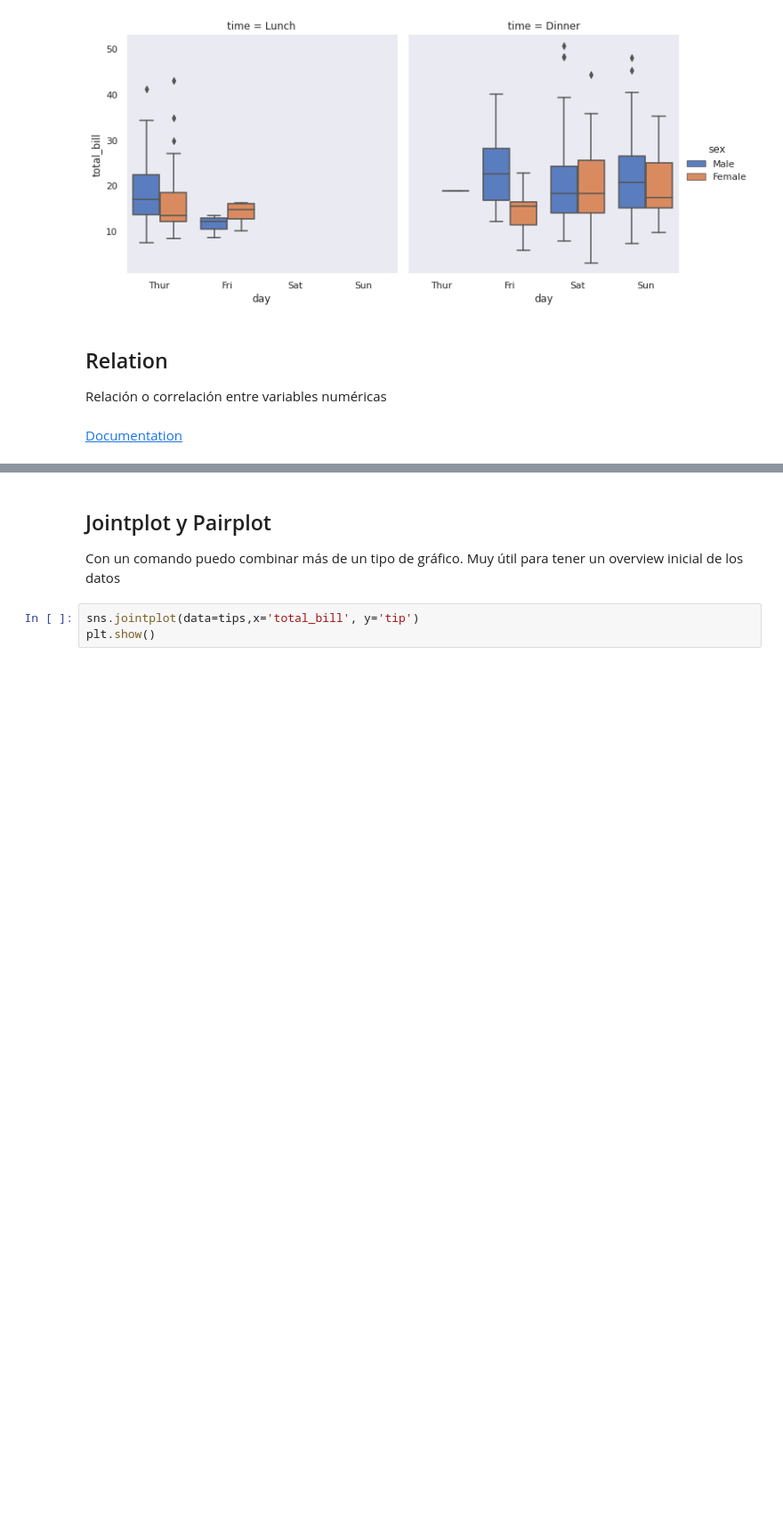
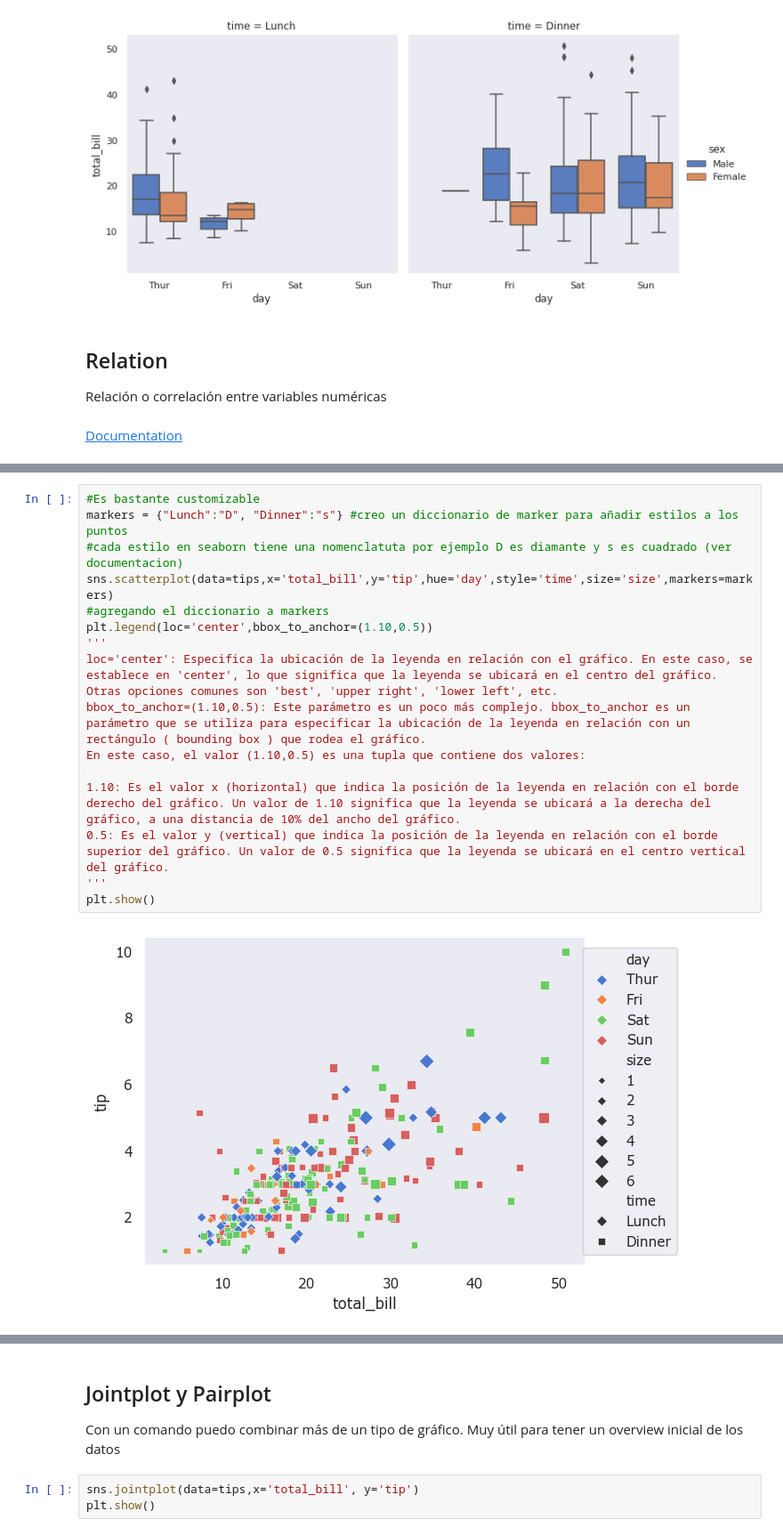
Before and after one commit to oleon2001/visualizacion_datos_matplotlib, a Jupyter notebook: Curso_Matplotlib_Seaborn.ipynb, the cells around one changed output, grey strips where cells are left out. Shown at 89% size. Cells and saved outputs as stored; diff of their text form; blank space fills up the shorter version.

```diff
--- a/Curso_Matplotlib_Seaborn.ipynb
+++ b/Curso_Matplotlib_Seaborn.ipynb
@@ -772 +778,19 @@ plt.show()
+# %%
+#Es bastante customizable
+markers = {"Lunch":"D", "Dinner":"s"} #creo un diccionario de marker para añadir estilos a los puntos
+#cada estilo en seaborn tiene una nomenclatuta por ejemplo D es diamante y s es cuadrado (ver documentacion)
+sns.scatterplot(data=tips,x='total_bill',y='tip',hue='day',style='time',size='size',markers=markers)
+#agregando el diccionario a markers
+plt.legend(loc='center',bbox_to_anchor=(1.10,0.5))
+'''
+loc='center': Especifica la ubicación de la leyenda en relación con el gráfico. En este caso, se establece en 'center', lo que significa que la leyenda se ubicará en el centro del gráfico. Otras opciones comunes son 'best', 'upper right', 'lower left', etc.
+bbox_to_anchor=(1.10,0.5): Este parámetro es un poco más complejo. bbox_to_anchor es un parámetro que se utiliza para especificar la ubicación de la leyenda en relación con un rectángulo ( bounding box ) que rodea el gráfico.
+En este caso, el valor (1.10,0.5) es una tupla que contiene dos valores:
+
+1.10: Es el valor x (horizontal) que indica la posición de la leyenda en relación con el borde derecho del gráfico. Un valor de 1.10 significa que la leyenda se ubicará a la derecha del gráfico, a una distancia de 10% del ancho del gráfico.
+0.5: Es el valor y (vertical) que indica la posición de la leyenda en relación con el borde superior del gráfico. Un valor de 0.5 significa que la leyenda se ubicará en el centro vertical del gráfico.
+'''
+plt.show()
+# %% [output]
+[figure, added]
 # %%
```
Also changed, not shown: parts of 23 cells of this notebook.
